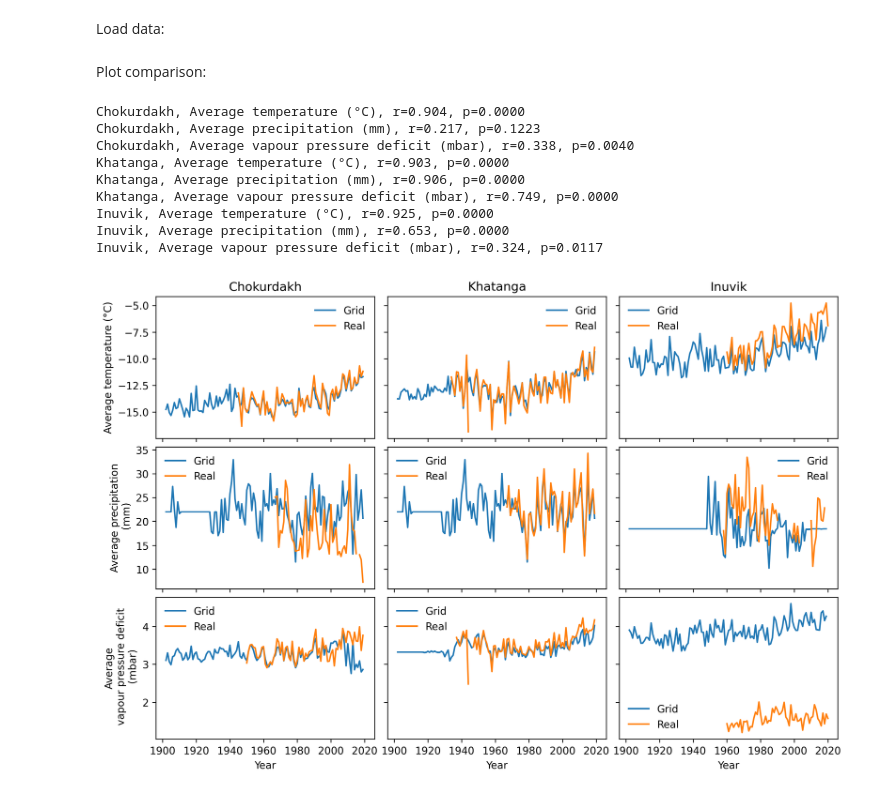
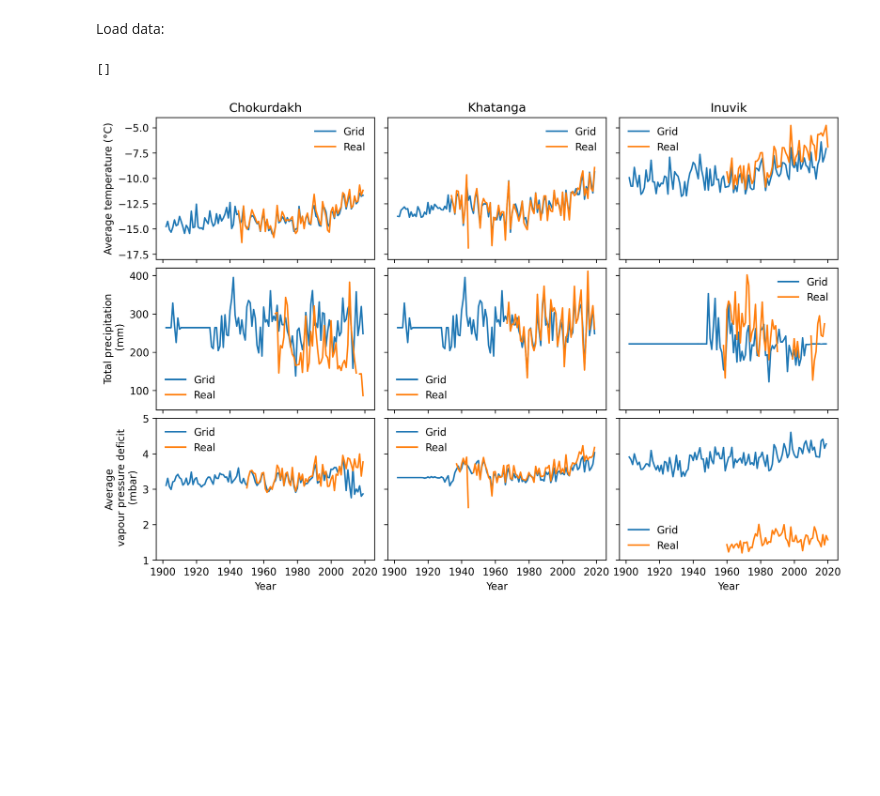
Before and after one commit to mikewellmeansme/trs-isotopes-analyser, a Jupyter notebook: notebooks/grid_compare.ipynb, the cells around one changed output. Saved outputs shown, nothing was run; the diff lists cells and outputs as text; code cells hidden in the pictures; blank space fills up the shorter version.

Commit message:
ref real\grid comparison

```diff
--- a/notebooks/grid_compare.ipynb
+++ b/notebooks/grid_compare.ipynb
@@ -17,3 +14,8 @@ from load_data import *
+# %%
+characteristics = ['precipitation', 'temperature', 'vpd']
+# %%
+data_real = load_data(path='../input/climate/real', characteristics=characteristics)
+data_grid = load_data(path='../input/climate/grid', characteristics=characteristics)
 # %%
 mon_ru = ['Январь', 'Февраль', 'Март', 'Апрель', 'Май', 'Июнь', 'Июль', 'Август', 'Сентябрь', 'Октябрь', 'Ноябрь', 'Декабрь']
 mon_en = ['jan','feb','mar','apr','may','jun','jul','aug','sep','oct','nov','dec']
@@ -83,37 +53,27 @@ def plot_mean_ds(df1, df2, title, l1, l2, ylim, ylabel='', xlabel='Year', ax=Non
-# %% [markdown]
-Plot comparison:
-# %%
-fig, axes = plt.subplots(nrows=3, ncols=3, sharex=True, sharey='row', dpi=300, figsize=(12, 8))
-plt.subplots_adjust(hspace=0.06, wspace=0.06)
-plot_mean_ds(grid_temp_C, mean_temp_C, 'Chokurdakh', 'Grid', 'Real', [-18, -4], 'Average temperature (°C)', ax=axes[0, 0])
-plot_mean_ds(grid_prec_C, mean_prec_C, 'Chokurdakh', 'Grid', 'Real', [5, 40], 'Average precipitation (mm)', ax=axes[1, 0])
-plot_mean_ds(grid_vp_C, mean_vpd_C, 'Chokurdakh', 'Grid', 'Real', [1,5],  'Average vapour pressure deficit (mbar)', ax=axes[2, 0])
-plot_mean_ds(grid_temp_H, mean_temp_H, 'Khatanga', 'Grid', 'Real', [-18, -4], 'Average temperature (°C)', ax=axes[0, 1])
-plot_mean_ds(grid_prec_H, mean_prec_H, 'Khatanga', 'Grid', 'Real', [5, 40], 'Average precipitation (mm)', ax=axes[1, 1])
-plot_mean_ds(grid_vp_H, mean_vpd_H, 'Khatanga', 'Grid', 'Real', [1,5], 'Average vapour pressure deficit (mbar)', ax=axes[2, 1])
-plot_mean_ds(grid_temp_I, mean_temp_I, 'Inuvik', 'Grid', 'Real', [-18, -4], 'Average temperature (°C)', ax=axes[0, 2])
-plot_mean_ds(grid_prec_I, mean_prec_I, 'Inuvik', 'Grid', 'Real', [5, 40], 'Average precipitation (mm)', ax=axes[1, 2])
-plot_mean_ds(grid_vp_I, mean_vpd_I, 'Inuvik', 'Grid', 'Real', [1,5], 'Average vapour pressure deficit (mbar)', ax=axes[2, 2])
-
-axes[0, 0].set_title('Chokurdakh')
-axes[0, 1].set_title('Khatanga')
-axes[0, 2].set_title('Inuvik')
-
-axes[0, 0].set_ylabel('Average temperature (°C)')
-axes[1, 0].set_ylabel('Average precipitation\n (mm)')
-axes[2, 0].set_ylabel('Average\n vapour pressure deficit\n (mbar)')
-for i in range(3):
-    axes[2, i].set_xlabel('Year')
-plt.show()
-# %% [output]
-Chokurdakh, Average temperature (°C), r=0.904, p=0.0000
-Chokurdakh, Average precipitation (mm), r=0.217, p=0.1223
-Chokurdakh, Average vapour pressure deficit (mbar), r=0.338, p=0.0040
-Khatanga, Average temperature (°C), r=0.903, p=0.0000
-Khatanga, Average precipitation (mm), r=0.906, p=0.0000
-Khatanga, Average vapour pressure deficit (mbar), r=0.749, p=0.0000
-Inuvik, Average temperature (°C), r=0.925, p=0.0000
-Inuvik, Average precipitation (mm), r=0.653, p=0.0000
-Inuvik, Average vapour pressure deficit (mbar), r=0.324, p=0.0117
-[figure, removed]
+# %%
+stations = ['Chokurdakh', 'Khatanga', 'Inuvik']
+
+char2label = {
+    'Temp':'Average temperature (°C)',
+    'Prec':'Total precipitation\n (mm)',
+    'VPD': 'Average\n vapour pressure deficit\n (mbar)'
+}
+
+ylims = {
+    'Temp':[-18, -4],
+    'Prec':[50, 420],
+    'VPD': [1,5]
+}
+
+char2mean_method = {
+    'Temp': 'mean',
+    'Prec': 'sum',
+    'VPD': 'mean'
+}
+# %%
+fig, axes = plot_total_real_grid_comparison(data_real, data_grid, stations, char2label, char2mean_method, ylims)
+plt.plot()
+# %% [output]
+[]
+[figure, added]
 # %%
```
Also changed, not shown: parts of 6 cells of this notebook, 1 other file.
